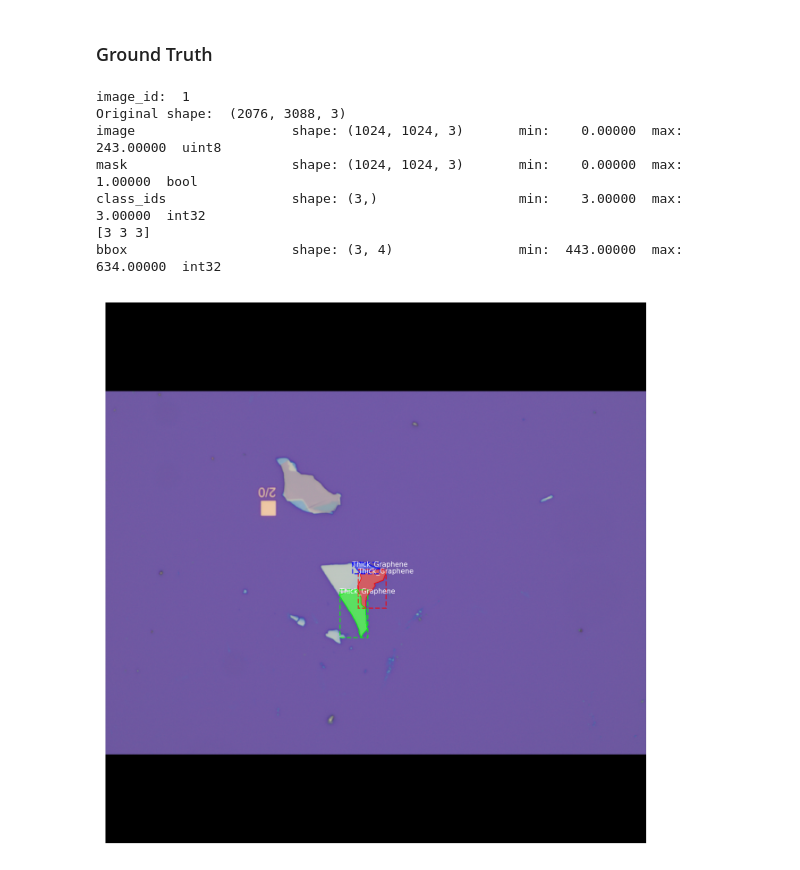
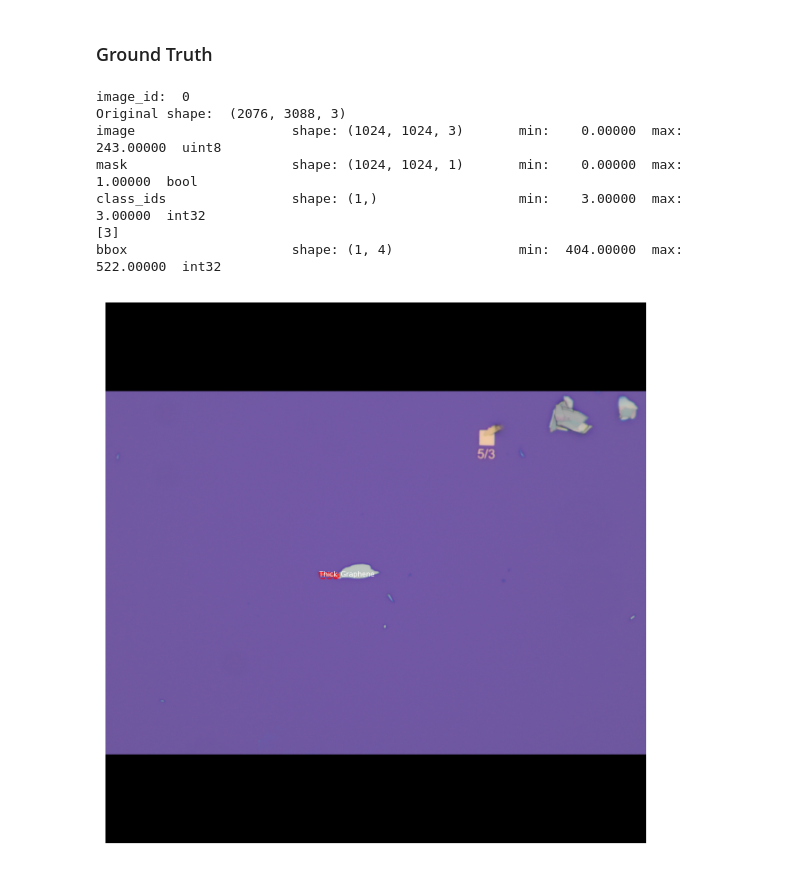
Before and after one commit to gtgottlieb/tdmms_DL, a Jupyter notebook: bep_model.ipynb, the cells around one changed output. Cells and saved outputs as stored; diff of their text form; code cells hidden in the pictures.

```diff
--- a/bep_model.ipynb
+++ b/bep_model.ipynb
@@ -16,8 +16,7 @@ import matplotlib.pyplot as plt # type: ignore
 import matplotlib.patches as patches # type: ignore
 import cv2 # type: ignore
 
-# ROOT_DIR = os.path.abspath("../../")
-ROOT_DIR = os.path.abspath("../../../")
+ROOT_DIR = os.path.abspath("../../")
 
 
 sys.path.append(ROOT_DIR)
@@ -156,41 +154,35 @@ gt_mask                  shape: (336, 0, 0)           min:             max:
 # %% [markdown]
 ### Ground Truth
 # %%
-train = bep_data.bepDataset()
-train.load_dir(os.path.join(ROOT_DIR, 'data'), 'batch1', reload_annotations=True)
-train.prepare()
-
-image_id = train.image_ids[1]
-
 image = train.load_image(image_id)
 mask, class_ids = train.load_mask(image_id)
 original_shape = image.shape
 # Resize
 image, window, scale, padding, _ = utils.resize_image(
     image,
     min_dim=config.IMAGE_MIN_DIM,
     max_dim=config.IMAGE_MAX_DIM,
     mode=config.IMAGE_RESIZE_MODE)
 mask = utils.resize_mask(mask, scale, padding)
 # Compute Bounding box
 bbox = utils.extract_bboxes(mask)
 
 # Display image and additional stats
 print("image_id: ", image_id, train.image_reference(image_id))
 print("Original shape: ", original_shape)
 log("image", image)
 log("mask", mask)
 log("class_ids", class_ids)
 print(class_ids)
 log("bbox", bbox)
 # Display image and instances
 visualize.display_instances(image, bbox, mask, class_ids, train.class_names)
 # %% [output]
-image_id:  1
+image_id:  0
 Original shape:  (2076, 3088, 3)
 image                    shape: (1024, 1024, 3)       min:    0.00000  max:  243.00000  uint8
-mask                     shape: (1024, 1024, 3)       min:    0.00000  max:    1.00000  bool
-class_ids                shape: (3,)                  min:    3.00000  max:    3.00000  int32
-[3 3 3]
-bbox                     shape: (3, 4)                min:  443.00000  max:  634.00000  int32
+mask                     shape: (1024, 1024, 1)       min:    0.00000  max:    1.00000  bool
+class_ids                shape: (1,)                  min:    3.00000  max:    3.00000  int32
+[3]
+bbox                     shape: (1, 4)                min:  404.00000  max:  522.00000  int32
-[figure, old version]
+[figure, new version]
```
Also changed, not shown: parts of 2 cells of this notebook, 2 other files.
